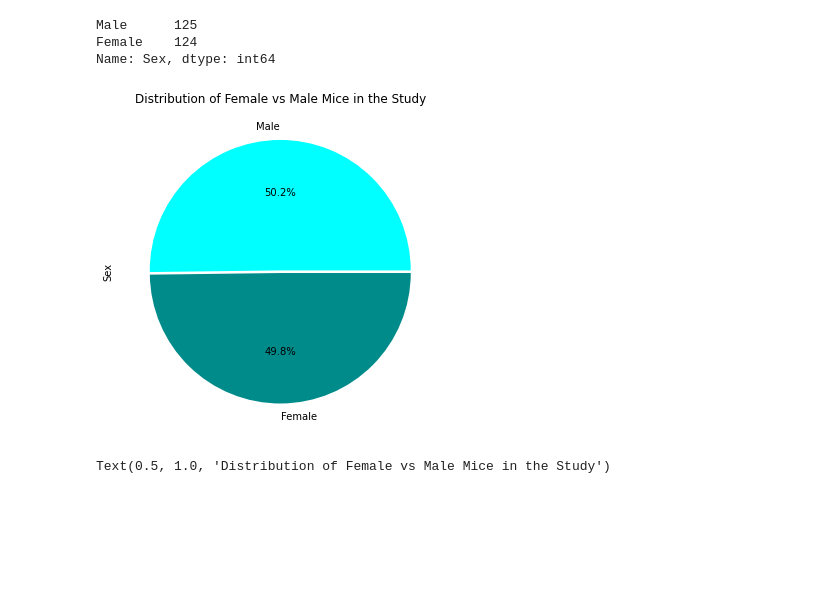
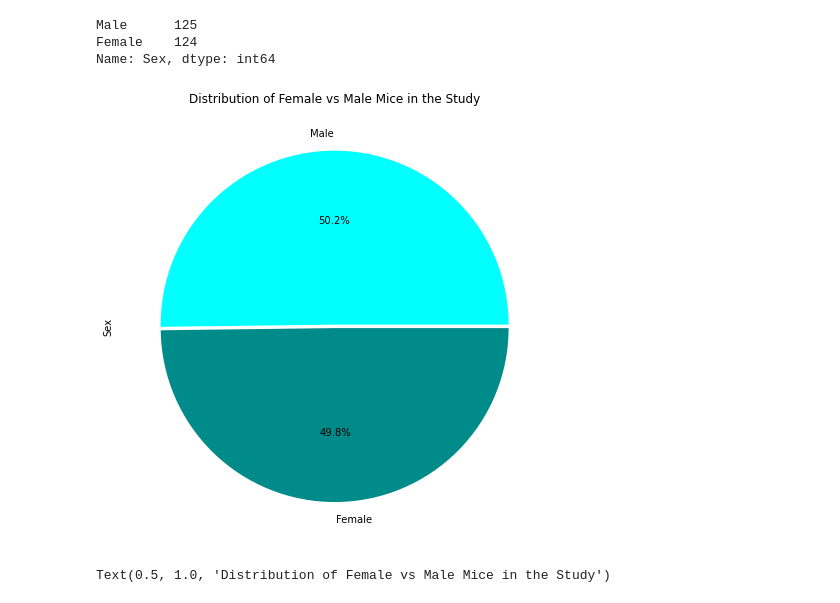
Before and after one commit to kaylajgranados/Pharmaceutical-Treatment-Testing, a Jupyter notebook: pymaceuticals_starter.ipynb, the cells around one changed output. Cells and saved outputs as stored; diff of their text form; code cells hidden in the pictures; blank space fills up the shorter version.

```diff
--- a/pymaceuticals_starter.ipynb
+++ b/pymaceuticals_starter.ipynb
@@ -249,35 +249,35 @@ Name: Sex, dtype: int64
 # # Use the 'Value' column as the data to represent in the pie chart
 s_counts = duplicates_dropped['Sex'].value_counts()
 
 colors = ['#00FFFF','#008B8B']
 #Using Pandas plotting function
-s_counts.plot.pie(subplots=True, figsize=(10, 6), colors = colors, autopct='%1.1f%%', explode=[0.01, 0.01]);
+s_counts.plot.pie(subplots=True, figsize=(10, 8), colors = colors, autopct='%1.1f%%', explode=[0.01, 0.01]);
 
 plt.title('Distribution of Female vs Male Mice in the Study')
 
 fig = plt.gcf()
 fig.patch.set_facecolor('white')
 
 plt.show()
 
 # , radius=1.5, shadow=True, explode=[0.01, 0.01]
 
 # #fig_size and plt.title/axis/show stopped working -- what happened?
 # #haven't figured out how to change the colors of the chart/background and labels
 # #Y Data
 # # y_column = duplicates_dropped['Sex']
 # s_counts.plot.pie(labels = 'Sex', autopct='%1.1f%%', startangle=90,(figsize=(10, 8))
 
 # # fig.set_facecolor('white')
 
 # # Add title
 # plt.title("Female vs Male Population")
 
 # # Show the pie chart
 # plt.axis('equal')  # Equal aspect ratio ensures that the pie is circular.
 # plt.show()
 # %% [output]
-[figure, old version]
+[figure, new version]
 # %%
 #This one is using matplotlib
 
```
Also changed, not shown: parts of 1 cell of this notebook, 3 other files.
